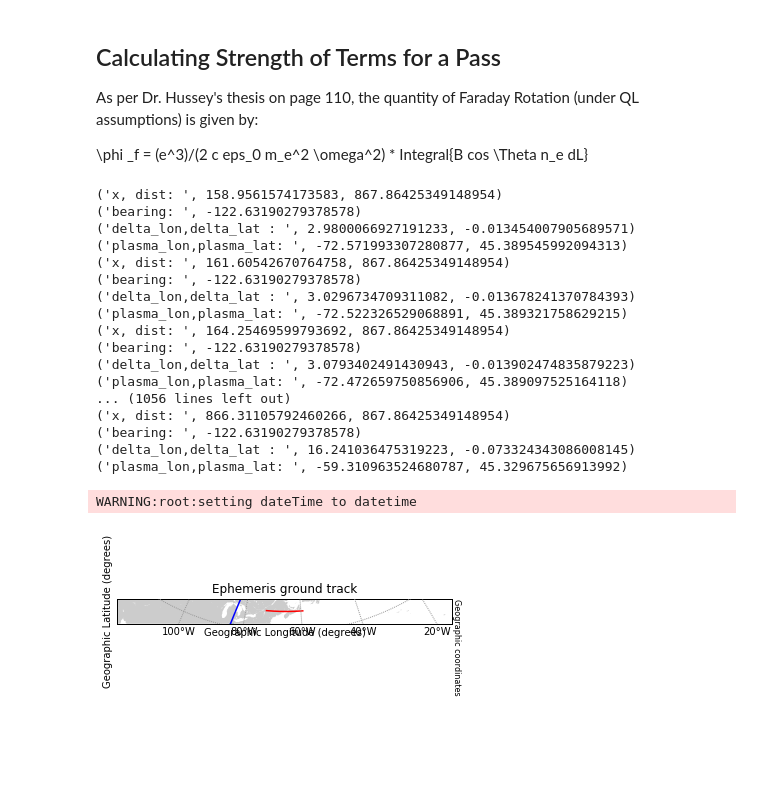
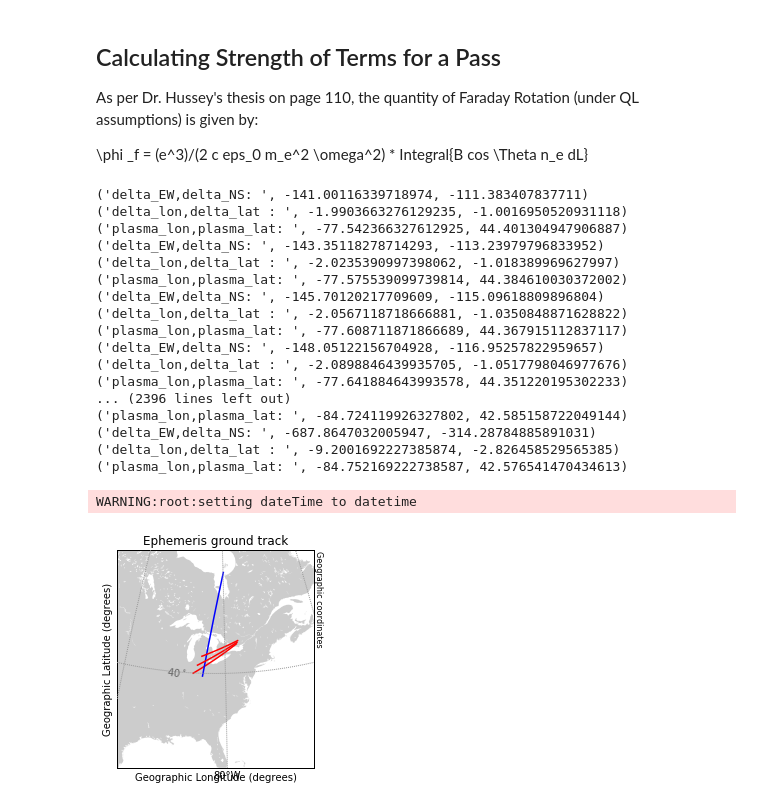
Before and after one commit to dfairbairn/rriephtk, a Jupyter notebook: OttawaPlots.ipynb, the cells around one changed output. Drawn from its saved outputs; the diff is of its cells as text; code cells hidden in the pictures; blank space fills up the shorter version.

```diff
--- a/OttawaPlots.ipynb
+++ b/OttawaPlots.ipynb
@@ -1070,7 +1070,7 @@ As per Dr. Hussey's thesis on page 110, the quantity of Faraday Rotation (under
 lons18,lats18,alts18,ephtimes18 = data_utils.get_rri_ephemeris(data_utils.get_ottawa_data('20160418')[0])
 plons=[]
 plats=[]
-i = 19
+i = 0
 times18 = ephems_to_datetime(ephtimes18)
 lon18 = lons18[i]
 lat18 = lats18[i]
@@ -1081,41 +1081,69 @@ for plalt in np.arange(60.,alt18):
     plon,plat = get_plasma_intersection(lon18,lat18,alt18,plasma_alt=plalt)
     plons.append(plon)
     plats.append(plat)
+
+plons2=[]
+plats2=[]
+i = 19
+lon18 = lons18[i]
+lat18 = lats18[i]
+alt18 = alts18[i]
+time18 = times18[i]
+
+for plalt in np.arange(60.,alt18):
+    plon2,plat2 = get_plasma_intersection(lon18,lat18,alt18,plasma_alt=plalt)
+    plons2.append(plon2)
+    plats2.append(plat2)
+
+plons3=[]
+plats3=[]
+i = 40
+lon18 = lons18[i]
+lat18 = lats18[i]
+alt18 = alts18[i]
+time18 = times18[i]
+
+for plalt in np.arange(60.,alt18):
+    plon3,plat3 = get_plasma_intersection(lon18,lat18,alt18,plasma_alt=plalt)
+    plons3.append(plon3)
+    plats3.append(plat3)
 # %% [output]
-('x, dist: ', 158.9561574173583, 867.86425349148954)
-('bearing: ', -122.63190279378578)
-('delta_lon,delta_lat : ', 2.9800066927191233, -0.013454007905689571)
-('plasma_lon,plasma_lat: ', -72.571993307280877, 45.389545992094313)
-('x, dist: ', 161.60542670764758, 867.86425349148954)
-('bearing: ', -122.63190279378578)
-('delta_lon,delta_lat : ', 3.0296734709311082, -0.013678241370784393)
-('plasma_lon,plasma_lat: ', -72.522326529068891, 45.389321758629215)
-('x, dist: ', 164.25469599793692, 867.86425349148954)
-('bearing: ', -122.63190279378578)
-('delta_lon,delta_lat : ', 3.0793402491430943, -0.013902474835879223)
-('plasma_lon,plasma_lat: ', -72.472659750856906, 45.389097525164118)
-... (1056 lines left out)
-('x, dist: ', 866.31105792460266, 867.86425349148954)
-('bearing: ', -122.63190279378578)
-('delta_lon,delta_lat : ', 16.241036475319223, -0.073324343086008145)
-('plasma_lon,plasma_lat: ', -59.310963524680787, 45.329675656913992)
+('delta_EW,delta_NS: ', -141.00116339718974, -111.383407837711)
+('delta_lon,delta_lat : ', -1.9903663276129235, -1.0016950520931118)
+('plasma_lon,plasma_lat: ', -77.542366327612925, 44.401304947906887)
+('delta_EW,delta_NS: ', -143.35118278714293, -113.23979796833952)
+('delta_lon,delta_lat : ', -2.0235390997398062, -1.018389969627997)
+('plasma_lon,plasma_lat: ', -77.575539099739814, 44.384610030372002)
+('delta_EW,delta_NS: ', -145.70120217709609, -115.09618809896804)
+('delta_lon,delta_lat : ', -2.0567118718666881, -1.0350848871628822)
+('plasma_lon,plasma_lat: ', -77.608711871866689, 44.367915112837117)
+('delta_EW,delta_NS: ', -148.05122156704928, -116.95257822959657)
+('delta_lon,delta_lat : ', -2.0898846439935705, -1.0517798046977676)
+('plasma_lon,plasma_lat: ', -77.641884643993578, 44.351220195302233)
+... (2396 lines left out)
+('plasma_lon,plasma_lat: ', -84.724119926327802, 42.585158722049144)
+('delta_EW,delta_NS: ', -687.8647032005947, -314.28784885891031)
+('delta_lon,delta_lat : ', -9.2001692227385874, -2.826458529565385)
+('plasma_lon,plasma_lat: ', -84.752169222738587, 42.576541470434613)
 # %%
 from davitpy.utils import plotUtils
 
 font = {'fontname':'Computer Modern'}
-m = plotUtils.mapObj(lat_0=np.mean(plats), lon_0=np.mean(plons), width=4.0*(max(plons) - min(plons))*1000*180, \
-                        height=1.3*(max(plats) -  min(plats))*1000*180, coords='geo',resolution='i',datetime=time18)
+m = plotUtils.mapObj(lat_0=np.mean(plats), lon_0=np.mean(plons), width=4.0*(max(lons18) - min(lons18))*1000*180, \
+                        height=1.3*(max(lats18) -  min(lats18))*1000*180, coords='geo',resolution='i',datetime=time18)
 
 x,y = m(plons,plats,coords='geo')
 m.plot(x,y,'r',label='Plasma intersections')
 x2,y2 = m(lons18,lats18,coords='geo')
 m.plot(x2,y2,'b',label='ePOP ground track')
-x3,y3 = m([lon18],[lat18],coords='geo')
-m.scatter(x3,y3,s=16)
+x3,y3 = m(plons2,plats2,coords='geo')
+m.plot(x3,y3,'r')
+x4,y4 = m(plons3,plats3,coords='geo')
+m.plot(x4,y4,'r')
 plt.xlabel('Geographic Longitude (degrees)')
 plt.ylabel('Geographic Latitude (degrees)')
 plt.title('Ephemeris ground track')
 plt.show()
 # %% [output]
 WARNING:root:setting dateTime to datetime
-[figure, old version]
+[figure, new version]
```
Also changed, not shown: parts of 2 cells of this notebook, 1 other file.
